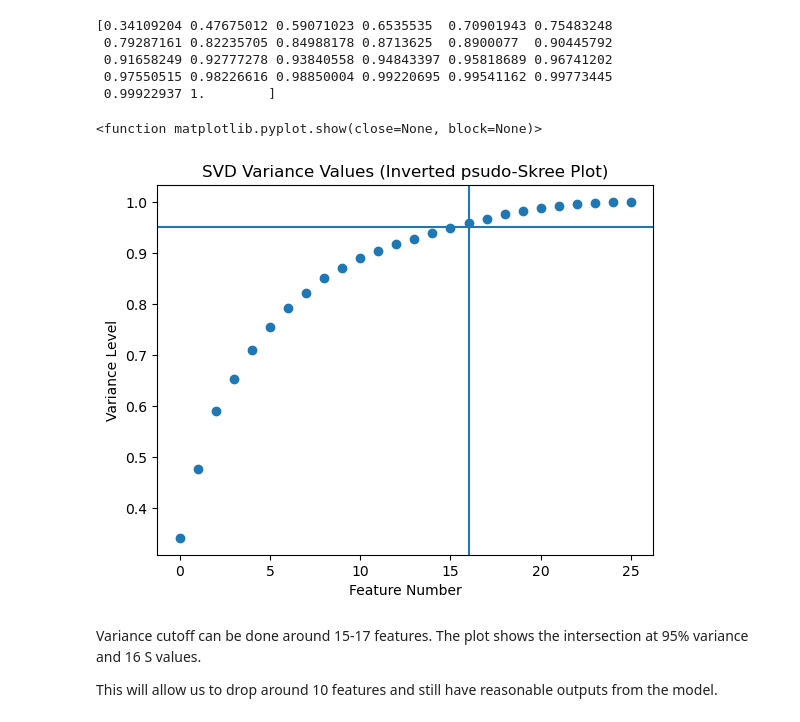
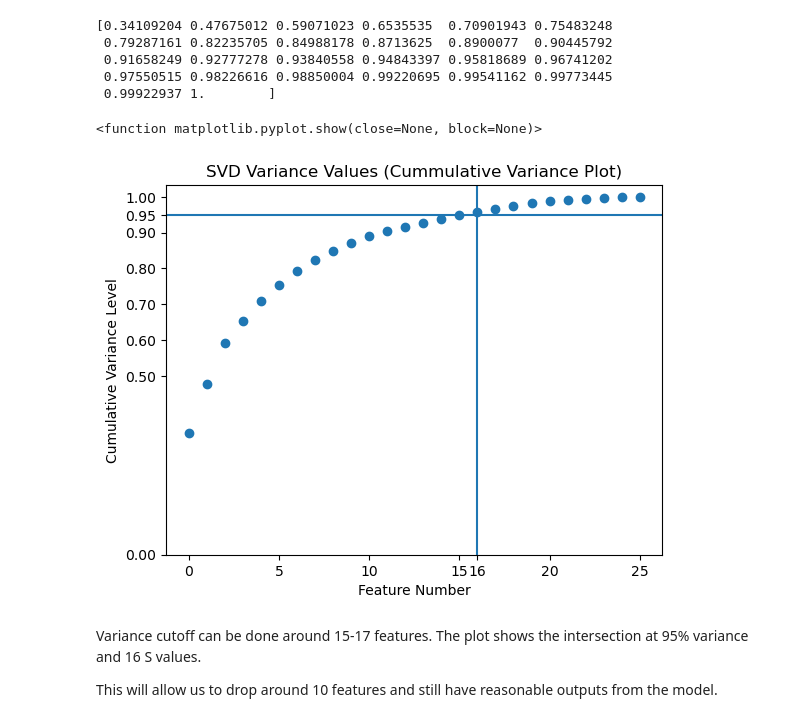
Before and after one commit to BBotzer/DAAN881_Team1, a Jupyter notebook: opioid_analytics/notebooks/svd_bb.ipynb, the cells around one changed output. Cells and saved outputs as stored; diff of their text form; code cells hidden in the pictures.

Commit message:
Better plot output

```diff
--- a/opioid_analytics/notebooks/svd_bb.ipynb
+++ b/opioid_analytics/notebooks/svd_bb.ipynb
@@ -90,17 +90,23 @@ print(np.cumsum(S)/sum(S))
  0.99922937 1.        ]
 # %%
 # Create plot
+fig, ax = plt.subplots()
 plt.scatter(range(0,len(s_values)),s_values)
 plt.axhline(0.95)
 plt.axvline(16)
 plt.xlabel('Feature Number')
-plt.ylabel('Variance Level')
+plt.ylabel('Cumulative Variance Level')
 plt.title('SVD Variance Values (Cummulative Variance Plot)')
 
-plt.show;
+xt = [0, 5, 10, 15, 16, 20, 25]
+yt = [0,  0.5, 0.6, 0.7, 0.8, 0.9, 0.95, 1.0]
+plt.xticks(ticks=xt)
+plt.yticks(ticks=yt)
+
+plt.show
 # %% [output]
 <function matplotlib.pyplot.show(close=None, block=None)>
-[figure, old version]
+[figure, new version]
 # %% [markdown]
 Variance cutoff can be done around 15-17 features.  The plot shows the intersection at 95% variance and 16 S values.
 
```
